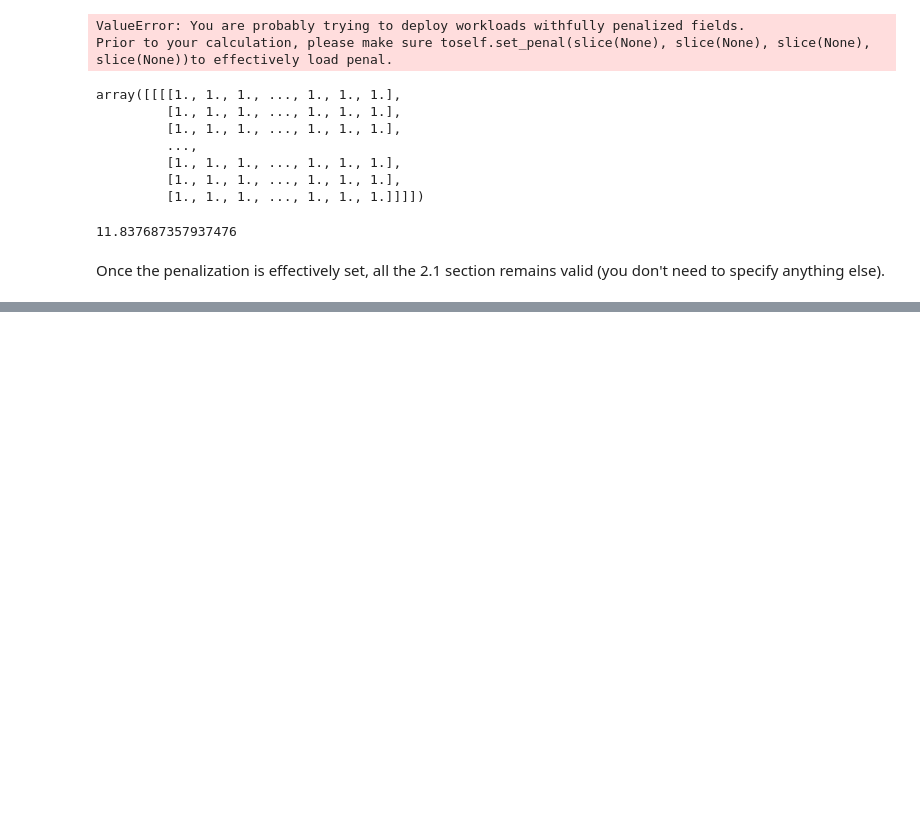
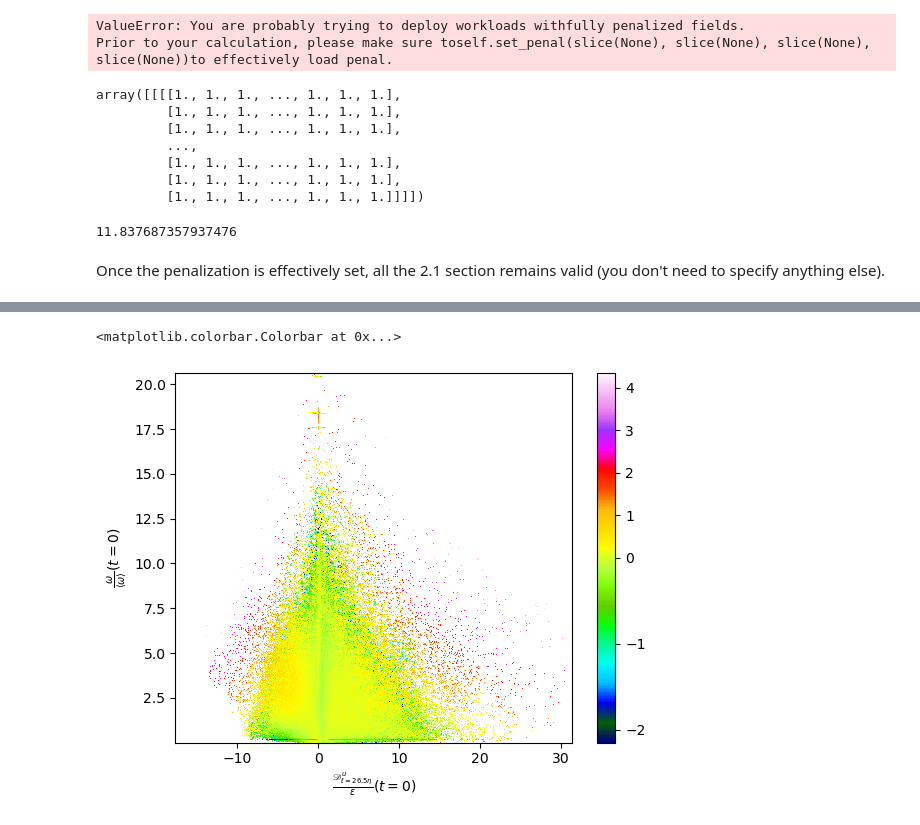
Before and after one commit to NikitaY69/von-Karman-PostProcess, a Jupyter notebook: tutorials/tutorial.ipynb, the cells around one changed output, grey strips where cells are left out. Cells and saved outputs as stored; diff of their text form; code cells hidden in the pictures; blank space fills up the shorter version.

```diff
--- a/tutorials/tutorial.ipynb
+++ b/tutorials/tutorial.ipynb
@@ -368,0 +371,31 @@ cmap = LinearSegmentedColormap.from_list(cmap_name, colors, N=N)
+# %%
+from matplotlib.colors import TwoSlopeNorm
+
+corr_Du_w[corr_Du_w == -np.inf] = np.nan
+
+cuts = np.arange(np.nanmax(corr_Du_w), np.nanmin(corr_Du_w), -0.5)               # partitioned colorbar range
+n_bins = []
+for i, cut in enumerate(cuts[:-1]):
+    print('###################################################################')
+    print('Interval [%f, %f]' % (cut, cuts[i+1]))
+    # number of bins captured in each division
+    n = corr_Du_w[np.logical_and(corr_Du_w<=cut, corr_Du_w>=cuts[i+1])].shape[0]
+    n_bins.append(n)
+    print(n_bins[i])
+
+n_bins = np.array(n_bins)
+cutoff = bins//4
+# vmax
+for i, bins in enumerate(n_bins):
+    if bins > cutoff:
+        vmax = cuts[i]
+        print(vmax)
+        break
+# vmin
+for i, bins in enumerate(n_bins[::-1]):
+    if bins > cutoff:
+        vmin = cuts[::-1][i]
+        print(vmin)
+        break
+
+divnorm = TwoSlopeNorm(vmin=vmin, vcenter=0., vmax=vmax)
@@ -369,2 +420,17 @@ cmap = LinearSegmentedColormap.from_list(cmap_name, colors, N=N)
+# %%
+# Plotting
+if gpu:
+    fp = plt.pcolormesh(X, Y, corr_Du_w.get(), cmap='gist_ncar', norm=divnorm)
+else:
+    fp = plt.pcolormesh(X, Y, corr_Du_w, cmap='gist_ncar', norm=divnorm)
+
+# plotting params
+plt.xlabel(r'$\frac{\mathscr{D}^u_{\ell=26.5\eta}}{\epsilon}(t=0)$')
+plt.ylabel(r'$\frac{\omega}{\langle\omega\rangle}(t=0)$')
+
+plt.colorbar(fp)
+# %% [output]
+<matplotlib.colorbar.Colorbar at 0x...>
+[figure, added]
 # %% [markdown]
 ## 2.2. Real Post-Processing (full-fields)
```
Also changed, not shown: parts of 11 cells of this notebook.
